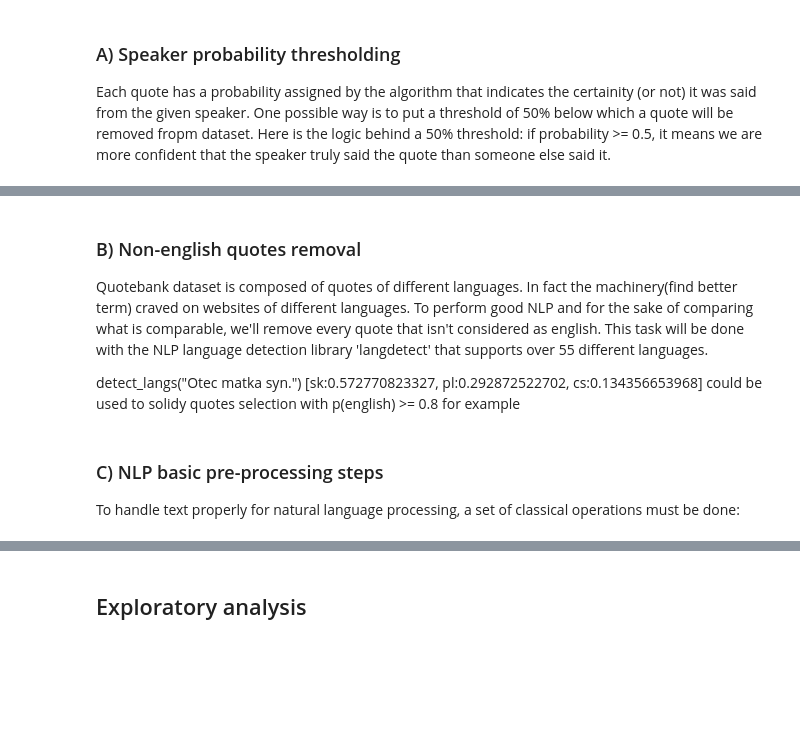
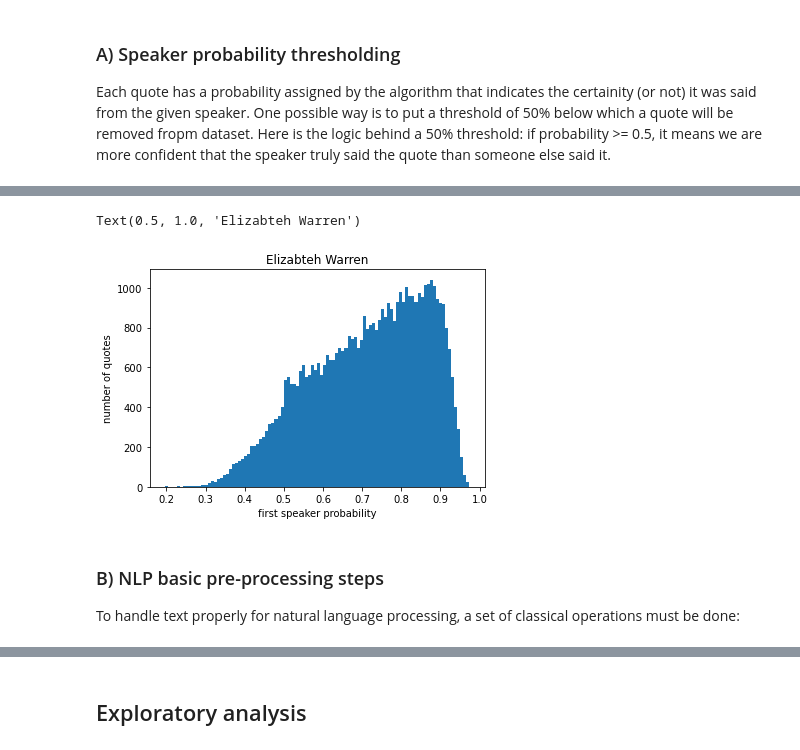
Before and after one commit to paulmoreau40/Applied-Data-Analysis-project-EPFL, a Jupyter notebook: src/final.ipynb, the cells around one changed output, grey strips where cells are left out. Saved outputs shown, nothing was run; the diff lists cells and outputs as text; code cells hidden in the pictures; blank space fills up the shorter version.

```diff
--- a/src/final.ipynb
+++ b/src/final.ipynb
@@ -107 +102,9 @@ Each quote has a probability assigned by the algorithm that indicates the certai
+# %%
+_=plt.hist(new_df.query('speaker == "Elizabeth Warren"').probability,bins=100)
+plt.xlabel('first speaker probability')
+plt.ylabel('number of quotes')
+plt.title('Elizabteh Warren')
+# %% [output]
+Text(0.5, 1.0, 'Elizabteh Warren')
+[figure, added]
 # %%
@@ -108,10 +112,2 @@ Each quote has a probability assigned by the algorithm that indicates the certai
 new_df.drop(new_df.query('probability <= 0.5').index, inplace=True)
 new_df = new_df.reset_index(drop=True)
-# %% [markdown]
-### B) Non-english quotes removal
-
-Quotebank dataset is composed of quotes of different languages. In fact the machinery(find better term) craved on websites of different languages. To perform good NLP and for the sake of comparing what is comparable, we'll remove every quote that isn't considered as english. This task will be done with the NLP language detection library 'langdetect' that supports over 55 different languages.
-
-detect_langs("Otec matka syn.")
-[sk:0.572770823327, pl:0.292872522702, cs:0.134356653968]
-could be used to solidy quotes selection with p(english) >= 0.8 for example
@@ -130,5 +114,5 @@ print("Percentage of non-english quotes that were removed :", round((len(df)-len
 # %% [markdown]
-### C) NLP basic pre-processing steps
+### B) NLP basic pre-processing steps
 
 To handle text properly for natural language processing, a set of classical operations must be done:
 # %%
```
Also changed, not shown: parts of 29 cells of this notebook.
